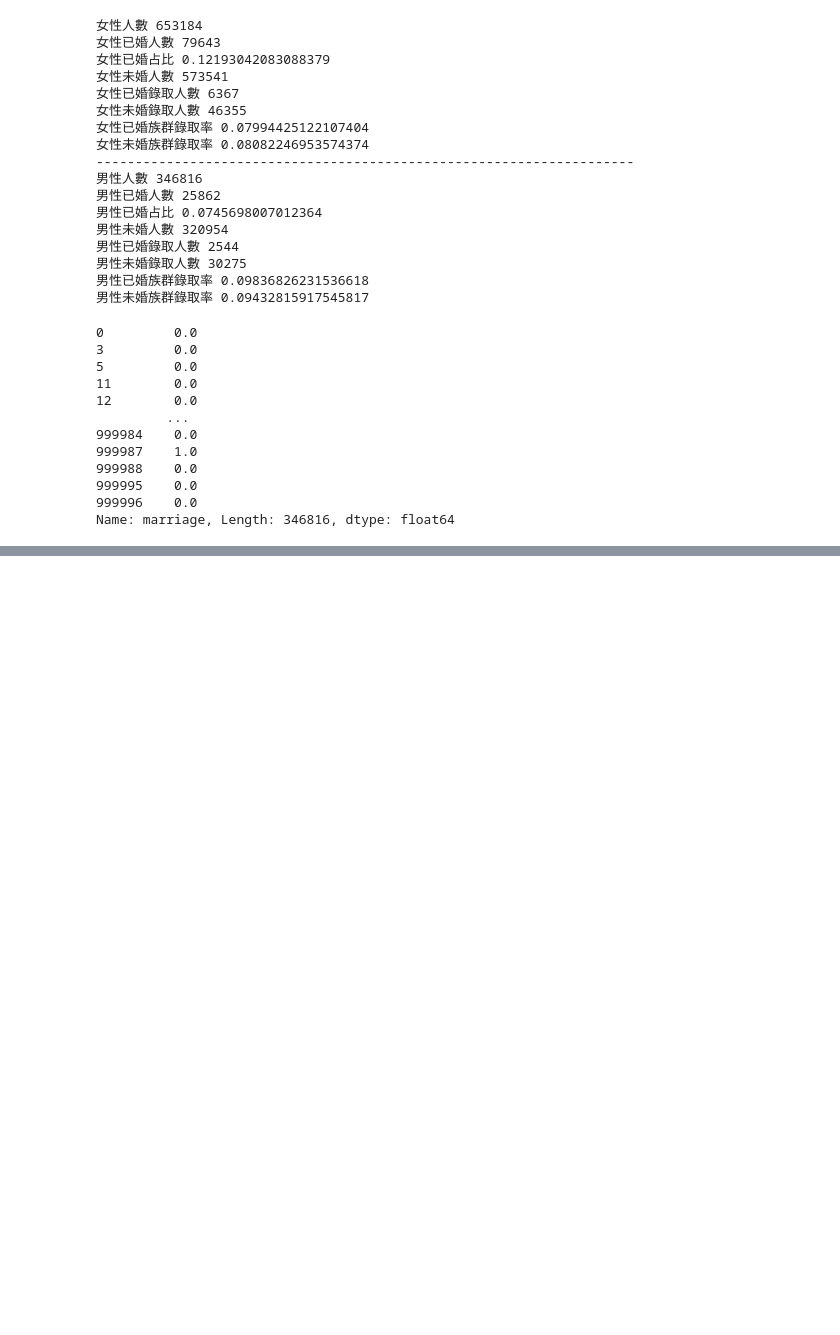
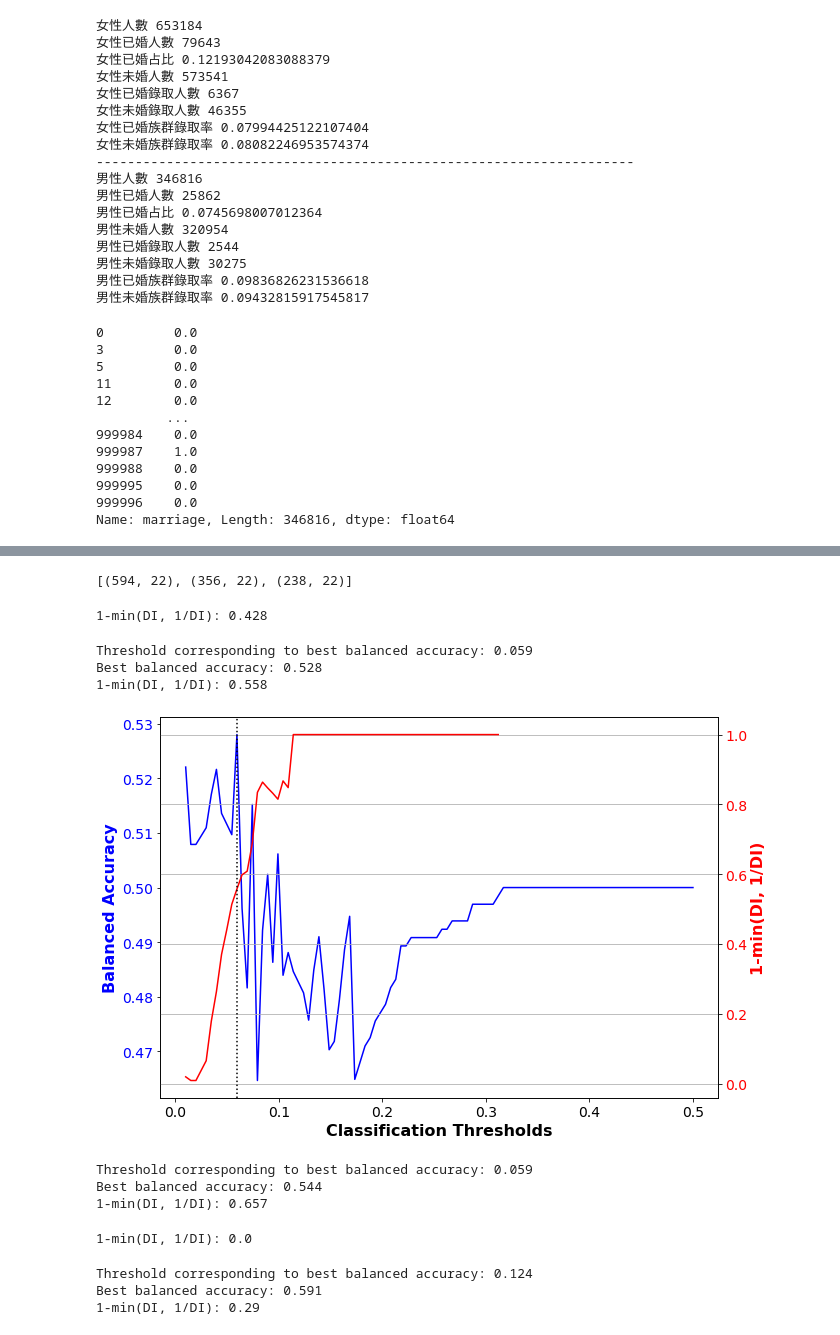
Before and after one commit to vandoris/myProject, a Jupyter notebook: recruit.ipynb, the cells around one changed output, grey strips where cells are left out. Drawn from its saved outputs; the diff is of its cells as text; code cells hidden in the pictures; blank space fills up the shorter version.

```diff
--- a/recruit.ipynb
+++ b/recruit.ipynb
@@ -572,0 +966,10 @@ Name: marriage, Length: 346816, dtype: float64
+# %%
+df_orig_trn, df_orig_val, df_orig_tst = df_aif.split([0.5, 0.8], shuffle=True)
+print([x.features.shape for x in [df_orig_trn, df_orig_val, df_orig_tst]])
+# %% [output]
+[(594, 22), (356, 22), (238, 22)]
+# %%
+metric_orig_trn = BinaryLabelDatasetMetric(df_orig_trn, unprivileged_group, privileged_group)
+print('1-min(DI, 1/DI):', get_disparity_index(metric_orig_trn.disparate_impact()).round(3))
+# %% [output]
+1-min(DI, 1/DI): 0.428
@@ -572,0 +982,17 @@ Name: marriage, Length: 346816, dtype: float64
+# %%
+acc_metrics_orig, bal_acc_arr_orig, disp_imp_arr_orig, dataset_pred_labels_orig = \
+get_best_bal_acc_cutoff(y_pred_prob=y_validate_pred_prob_orig, dataset=df_orig_val)
+# %%
+print('Threshold corresponding to best balanced accuracy:', acc_metrics_orig.loc['thresh_arr_best', 0].round(3))
+print('Best balanced accuracy:', acc_metrics_orig.loc['best_bal_acc', 0].round(3))
+print('1-min(DI, 1/DI):', get_disparity_index(acc_metrics_orig.loc['disp_imp_at_best_bal_acc', 0]).round(3))
+# %% [output]
+Threshold corresponding to best balanced accuracy: 0.059
+Best balanced accuracy: 0.528
+1-min(DI, 1/DI): 0.558
+# %%
+plot_acc_vs_fairness(get_disparity_index(np.array(disp_imp_arr_orig)), \
+  '1-min(DI, 1/DI)', bal_acc_arr_orig, \
+  acc_metrics_orig.loc['thresh_arr_best_ind', 0].astype(int))
+# %% [output]
+[figure, added]
@@ -572,0 +1005,8 @@ Name: marriage, Length: 346816, dtype: float64
+# %%
+print('Threshold corresponding to best balanced accuracy:', acc_metrics_orig.loc['thresh_arr_best', 0].round(3))
+print('Best balanced accuracy:', get_bal_acc(classified_metric_orig).round(3))
+print('1-min(DI, 1/DI):', get_disparity_index(metric_pred_orig.disparate_impact()).round(3))
+# %% [output]
+Threshold corresponding to best balanced accuracy: 0.059
+Best balanced accuracy: 0.544
+1-min(DI, 1/DI): 0.657
@@ -572,0 +1016,5 @@ Name: marriage, Length: 346816, dtype: float64
+# %%
+metric_transf_trn = BinaryLabelDatasetMetric(df_transf_trn, unprivileged_group, privileged_group)
+print('1-min(DI, 1/DI):', get_disparity_index(metric_transf_trn.disparate_impact()).round(3))
+# %% [output]
+1-min(DI, 1/DI): 0.0
@@ -572,0 +1028,8 @@ Name: marriage, Length: 346816, dtype: float64
+# %%
+print('Threshold corresponding to best balanced accuracy:', acc_metrics_transf.loc['thresh_arr_best', 0].round(3))
+print('Best balanced accuracy:', acc_metrics_transf.loc['best_bal_acc', 0].round(3))
+print('1-min(DI, 1/DI):', get_disparity_index(acc_metrics_transf.loc['disp_imp_at_best_bal_acc', 0]).round(3))
+# %% [output]
+Threshold corresponding to best balanced accuracy: 0.124
+Best balanced accuracy: 0.591
+1-min(DI, 1/DI): 0.29
```
Also changed, not shown: parts of 62 cells of this notebook.
